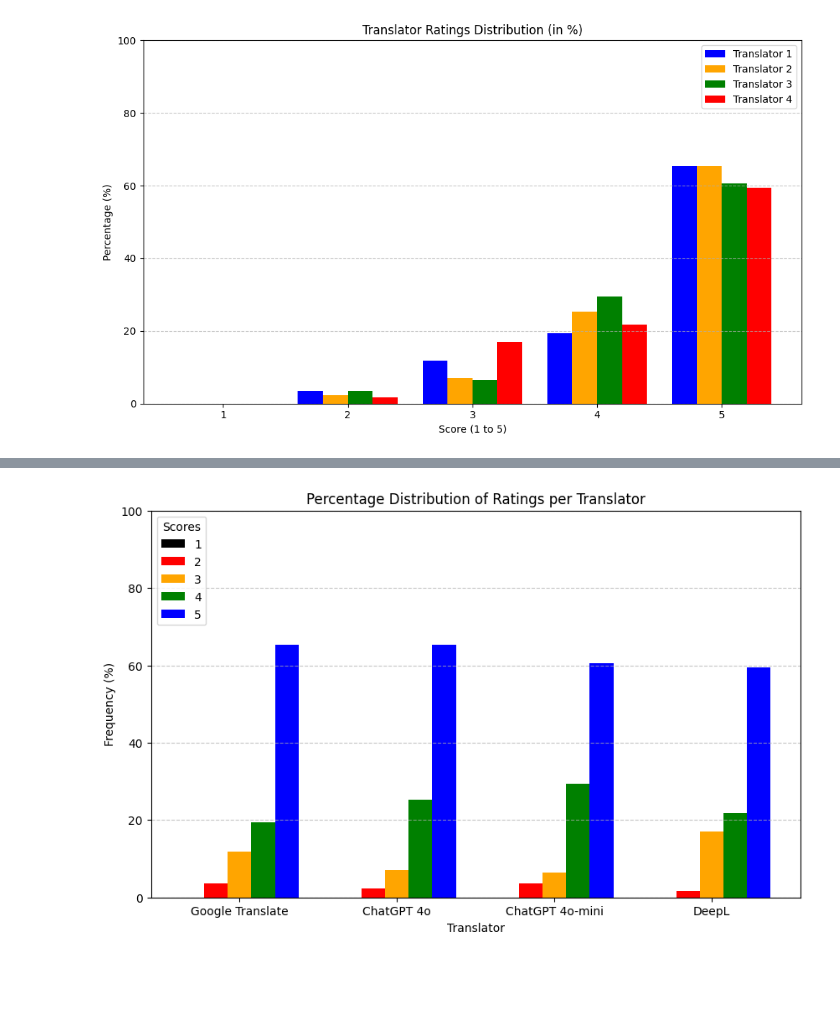
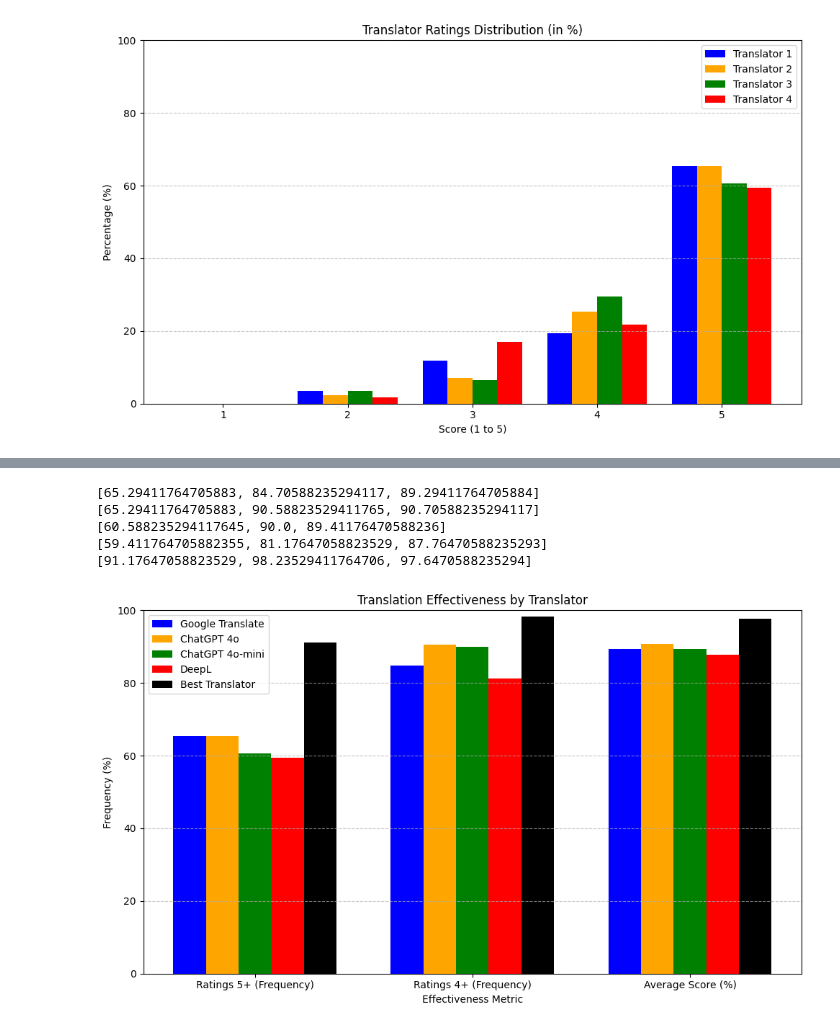
Before and after one commit to antoinevilain001/translation_thesis, a Jupyter notebook: translation_analysis/analysis1/analysis2.ipynb, the cells around one changed output, grey strips where cells are left out. Cells and saved outputs as stored; diff of their text form; code cells hidden in the pictures; blank space fills up the shorter version.

Commit message:
added some graphs

```diff
--- a/translation_analysis/analysis1/analysis2.ipynb
+++ b/translation_analysis/analysis1/analysis2.ipynb
@@ -223,56 +268,46 @@ plt.show()
 # %%
 import numpy as np
 import matplotlib.pyplot as plt
 from collections import Counter
 
-# Sample data (replace with your actual numpy array)
-data = numpy_array
-
 # Extract translator responses and their ratings
-num_translators = 4
-ratings = [[] for _ in range(num_translators)]
-
-for row in data:
-    for i in range(num_translators):
-        ratings[i].append(row[5 + 2 * i])  # Extract ratings
-
-# Count occurrences of each rating (1-5) for each translator
-score_range = range(1, 6)
-rating_counts = [Counter(rating) for rating in ratings]
-
-# Normalize to percentage
-percentage_counts = []
-for count in rating_counts:
-    total = sum(count.values())
-    percentage_counts.append({score: (count[score] / total) * 100 if total > 0 else 0 for score in score_range})
+num_translators = 5
 
 # Create bar positions
-x = np.arange(num_translators)
 bar_width = 0.15
+x = np.arange(3)
 
-# Score labels
-score_labels = [str(score) for score in score_range]
-colors = ['black', 'red', 'orange', 'green', 'blue']  # Custom color order
+# Translator labels
+translator_labels = ['Google Translate', 'ChatGPT 4o', 'ChatGPT 4o-mini', 'DeepL', 'Best Translator']
+colors = ['blue', 'orange', 'green', 'red', 'black']
 
 # Plot bars
 plt.figure(figsize=(10, 6))
 
-for i, score in enumerate(score_range):
-    percentages = [percentage_counts[t][score] for t in range(num_translators)]  # Get percentages per translator
-    plt.bar(x + i * bar_width, percentages, width=bar_width, label=f'{score}', color=colors[i])
+for i in range(num_translators):
+    cur_bar = [ratings_5plus[i], ratings_4plus[i], ratings_average[i]]
+    print(cur_bar)
+    plt.bar(x + i * bar_width, cur_bar, width=bar_width, label=translator_labels[i], color=colors[i])
 
 # Labels and legend
-plt.xticks(x + bar_width * 2, ['Google Translate', 'ChatGPT 4o', 'ChatGPT 4o-mini', 'DeepL'])  # Center tick labels
-plt.xlabel('Translator')
+plt.xticks(x + bar_width * (num_translators / 2 - 0.5), ['Ratings 5+ (Frequency)', 'Ratings 4+ (Frequency)', 'Average Score (%)'])  # Center tick labels
+plt.xlabel('Effectiveness Metric')
 plt.ylabel('Frequency (%)')
 plt.ylim(0, 100)
-plt.title('Percentage Distribution of Ratings per Translator')
-plt.legend(title="Scores", loc='upper left')
+plt.title('Translation Effectiveness by Translator')
+plt.legend()
 plt.grid(axis='y', linestyle='--', alpha=0.7)
 
+plt.tight_layout()
+plt.savefig('outputs/analysis_app_solution/final_effectiveness-bargraph')
 plt.show()
 # %% [output]
+[65.29411764705883, 84.70588235294117, 89.29411764705884]
+[65.29411764705883, 90.58823529411765, 90.70588235294117]
+[60.588235294117645, 90.0, 89.41176470588236]
+[59.411764705882355, 81.17647058823529, 87.76470588235293]
+[91.17647058823529, 98.23529411764706, 97.6470588235294]
-[figure, old version]
+[figure, new version]
 # %%
 numpy_array2 = numpy_array
 for row in numpy_array:
```
Also changed, not shown: parts of 3 cells of this notebook, 5 other files.
